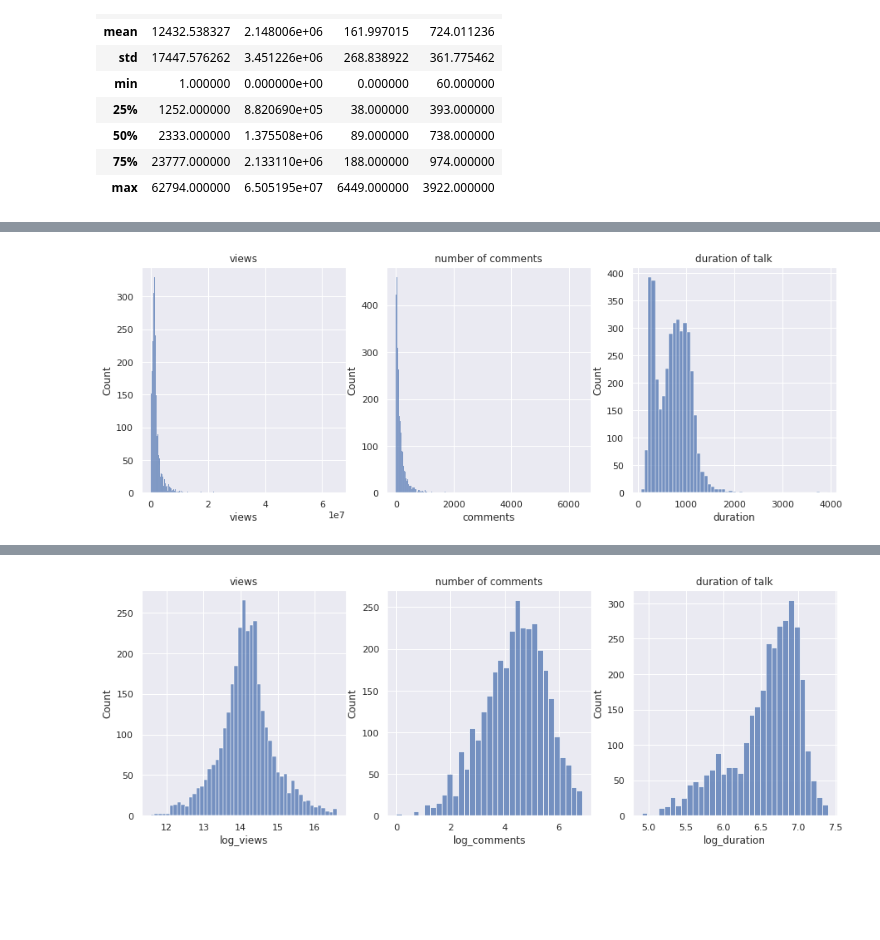
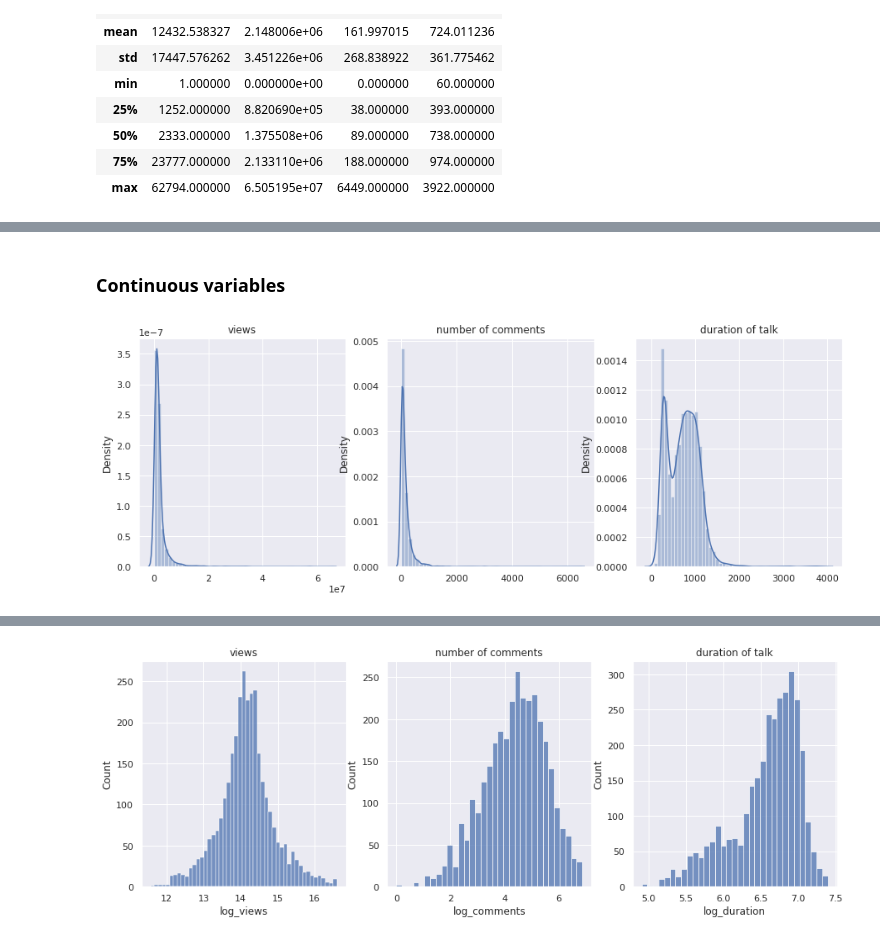
Before and after one commit to Rahul2661998/Capstone-Project-Ted-Talk-Views-Prediction-, a Jupyter notebook: Ted_Talk_Views_Predictions.ipynb, the cells around one changed output, grey strips where cells are left out. Cells and saved outputs as stored; diff of their text form; code cells hidden in the pictures; blank space fills up the shorter version.

```diff
--- a/Ted_Talk_Views_Predictions.ipynb
+++ b/Ted_Talk_Views_Predictions.ipynb
@@ -143,0 +176,5 @@ raw_data.describe()
+# %%
+# Recorded date formatting:
+raw_data['recorded_date']= pd.to_datetime(raw_data['recorded_date'])
+# Published date formatting:
+raw_data['published_date']= pd.to_datetime(raw_data['published_date'])
@@ -143,0 +193,13 @@ raw_data.describe()
+# %%
+# Number of days Ted talk has been published
+last_publishing_date= raw_data['published_date'].max()
+raw_data['time_passed_since_published']= last_publishing_date - pd.DatetimeIndex(raw_data['published_date'])
+# %%
+import datetime
+month_order = ['Jan', 'Feb', 'Mar', 'Apr', 'May', 'Jun', 'Jul', 'Aug', 'Sep', 'Oct', 'Nov', 'Dec']
+day_order   = ['Mon', 'Tue', 'Wed', 'Thu', 'Fri', 'Sat', 'Sun']
+raw_data['publish_month'] = pd.DatetimeIndex(raw_data['published_date']).month
+raw_data['publish_month'] = raw_data['publish_month'].apply(lambda x: calendar.month_abbr[x])
+raw_data['publish_year'] = pd.DatetimeIndex(raw_data['published_date']).year
+raw_data['publish_day'] = pd.DatetimeIndex(raw_data['published_date']).day
+raw_data['publish_week_day']= raw_data['published_date'].apply(lambda x: day_order[datetime.date(x.year, x.month, x.day).weekday()])
@@ -143,0 +208,3 @@ raw_data.describe()
+# %%
+# Daily views/Talk:
+raw_data['daily_views'] = raw_data['views'] / ( raw_data['time_passed_since_published'].apply(lambda x : x.days) + 1 )
@@ -144,18 +227,20 @@ raw_data.describe()
+# %% [markdown]
+### Continuous variables
 # %%
 fig = plt.figure(figsize=(15,5))
 
 plt.subplot(1,3,1)
 plt.title("views")
-sns.histplot(x= raw_data['views'])
+sns.distplot(x= raw_data['views'])
 
 plt.subplot(1,3,2)
 plt.title("number of comments")
-sns.histplot(x= raw_data['comments'])
+sns.distplot(x= raw_data['comments'])
 
 plt.subplot(1,3,3)
 plt.title("duration of talk")
-sns.histplot(x= raw_data['duration'])
+sns.distplot(x= raw_data['duration'])
 
 plt.show()
 # %% [output]
-[figure, old version]
+[figure, new version]
```
Also changed, not shown: parts of 65 cells of this notebook.
